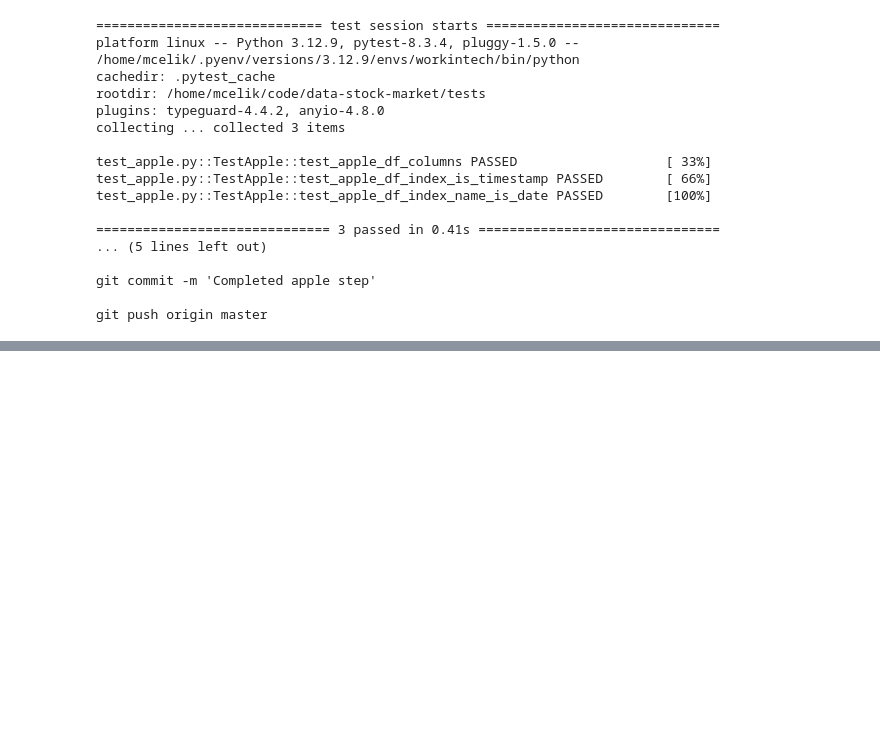
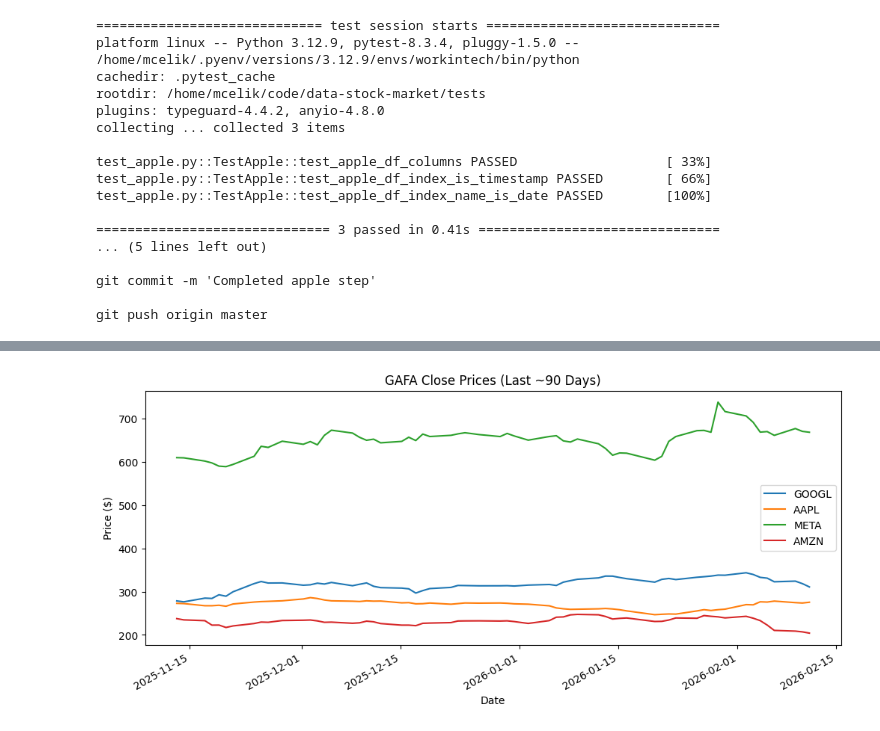
Before and after one commit to celikmehmet15/data-stock-market, a Jupyter notebook: stocks.ipynb, the cells around one changed output, grey strips where cells are left out. Saved outputs shown, nothing was run; the diff lists cells and outputs as text; code cells hidden in the pictures; blank space fills up the shorter version.

Commit message:
Complete optional GAFA comparison and Back to the API tasks

```diff
--- a/stocks.ipynb
+++ b/stocks.ipynb
@@ -3,7 +3,7 @@ import requests
 import pandas as pd
 from datetime import date, timedelta
 
-API_KEY = "API_KEY"
+API_KEY = "jR7KZvPUjGDwCgbixrz1d_td5u4HcfKO"
 
 end_date = date.today() - timedelta(days=1)
 start_date = end_date - timedelta(days=90)
@@ -103,0 +259,32 @@ SyntaxError: invalid syntax (3480248237.py, line 1)
+# %%
+import requests
+import pandas as pd
+
+def create_stock_df_of_company(company_code: str, api_key: str, start_date: str, end_date: str) -> pd.DataFrame:
+    url = (
+        f"https://api.massive.com/v2/aggs/ticker/{company_code}/range/1/day/"
+        f"{start_date}/{end_date}"
+        f"?adjusted=true&sort=asc&limit=200&apiKey={api_key}"
+    )
+    data = requests.get(url, timeout=30).json()
+    df = pd.DataFrame(data["results"])
+    df["date"] = pd.to_datetime(df["t"], unit="ms")
+    df = df.set_index("date").sort_index()
+    df = df.rename(columns={"c": "close"})
+    return df[["close"]]
+# %%
+from datetime import date, timedelta
+
+end_date = (date.today() - timedelta(days=1)).isoformat()
+start_date = (date.today() - timedelta(days=91)).isoformat()
+
+tickers = ["GOOGL", "AAPL", "META", "AMZN"]
+
+all_df = []
+for tkr in tickers:
+    tmp = create_stock_df_of_company(tkr, API_KEY, start_date, end_date)
+    tmp = tmp.rename(columns={"close": tkr})
+    all_df.append(tmp)
+
+gafa_df = pd.concat(all_df, axis=1)
+gafa_df.head()
@@ -103,0 +299,9 @@ SyntaxError: invalid syntax (3480248237.py, line 1)
+# %%
+import matplotlib.pyplot as plt
+
+gafa_df.plot(figsize=(12,5), title="GAFA Close Prices (Last ~90 Days)")
+plt.xlabel("Date")
+plt.ylabel("Price ($)")
+plt.show()
+# %% [output]
+[figure, added]
```
Also changed, not shown: parts of 13 cells of this notebook.
